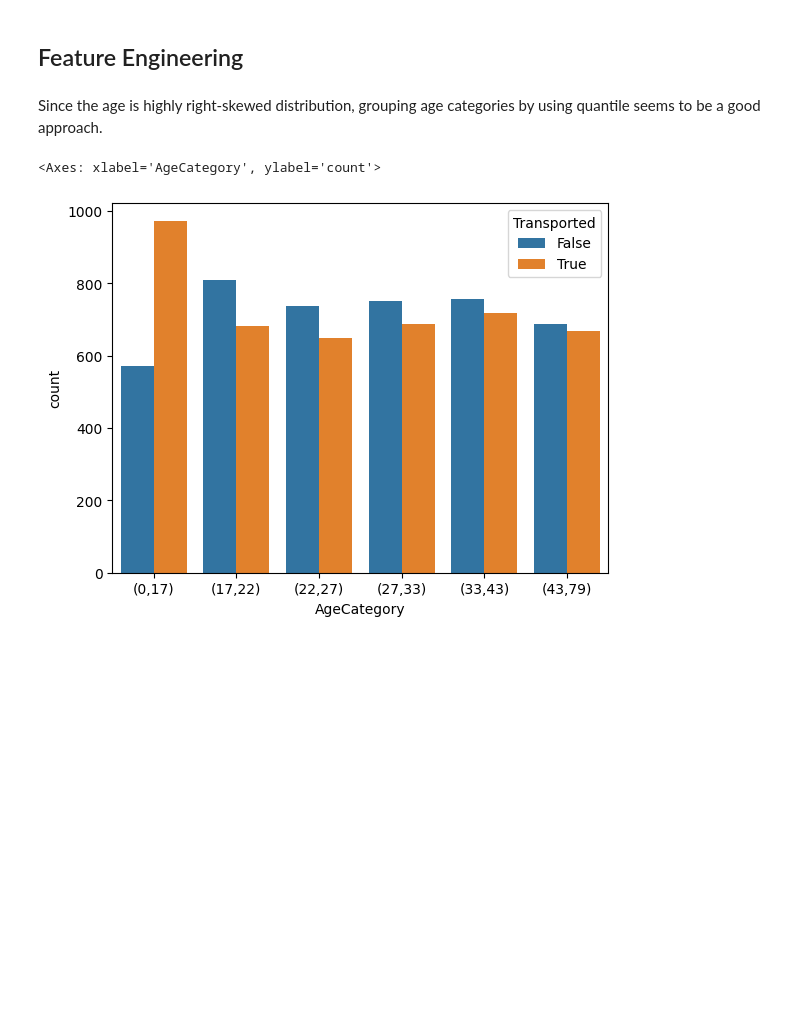
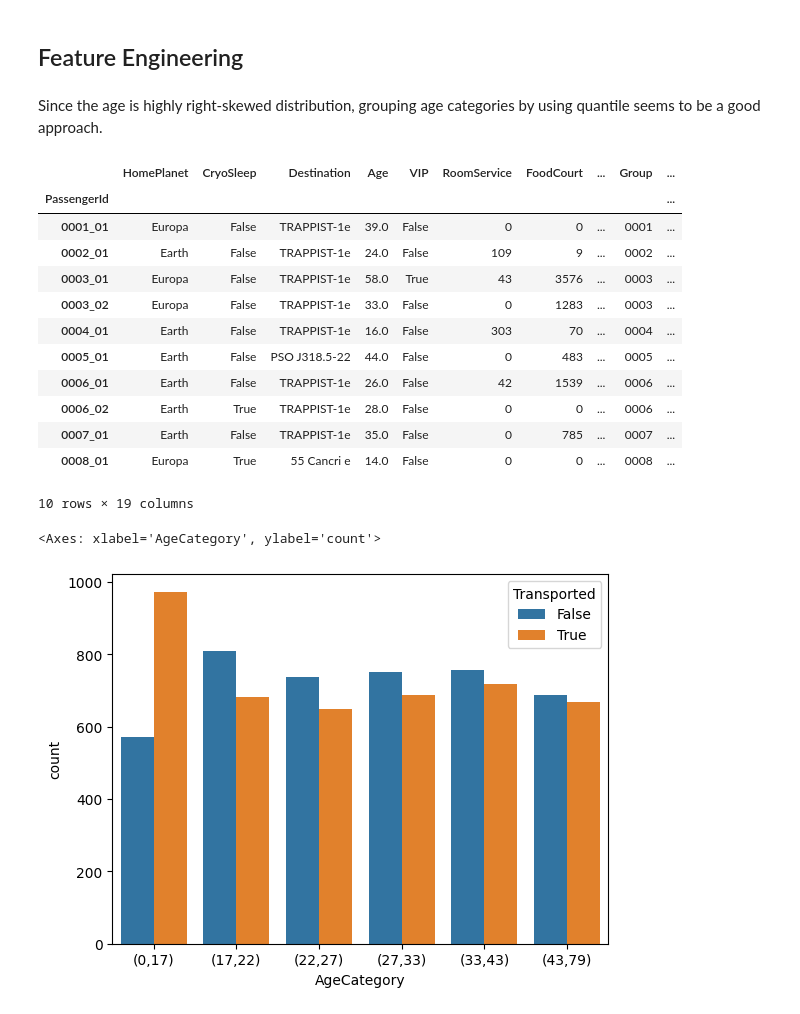
Before and after one commit to ezishr/spaceship-titanic, a Jupyter notebook: eda.ipynb, the cells around one changed output. Saved outputs shown, nothing was run; the diff lists cells and outputs as text; code cells hidden in the pictures; blank space fills up the shorter version.

```diff
--- a/eda.ipynb
+++ b/eda.ipynb
@@ -363,6 +363,22 @@ Above sample_df.info() shows that those group having SamePlanet = False don't ha
 Since the age is highly right-skewed distribution, grouping age categories by using quantile seems to be a good approach.
 # %%
 df['Age'].fillna(df['Age'].mean(), inplace = True)
+# %%
+df.head(10)
+# %% [output]
+|  | HomePlanet | CryoSleep | Destination | Age | VIP | RoomService | FoodCourt | ... | Group | ... |
+| PassengerId |  |  |  |  |  |  |  |  |  | ... |
+| 0001_01 | Europa | False | TRAPPIST-1e | 39.0 | False | 0 | 0 | ... | 0001 | ... |
+| 0002_01 | Earth | False | TRAPPIST-1e | 24.0 | False | 109 | 9 | ... | 0002 | ... |
+| 0003_01 | Europa | False | TRAPPIST-1e | 58.0 | True | 43 | 3576 | ... | 0003 | ... |
+| 0003_02 | Europa | False | TRAPPIST-1e | 33.0 | False | 0 | 1283 | ... | 0003 | ... |
+| 0004_01 | Earth | False | TRAPPIST-1e | 16.0 | False | 303 | 70 | ... | 0004 | ... |
+| 0005_01 | Earth | False | PSO J318.5-22 | 44.0 | False | 0 | 483 | ... | 0005 | ... |
+| 0006_01 | Earth | False | TRAPPIST-1e | 26.0 | False | 42 | 1539 | ... | 0006 | ... |
+| 0006_02 | Earth | True | TRAPPIST-1e | 28.0 | False | 0 | 0 | ... | 0006 | ... |
+| 0007_01 | Earth | False | TRAPPIST-1e | 35.0 | False | 0 | 785 | ... | 0007 | ... |
+| 0008_01 | Europa | True | 55 Cancri e | 14.0 | False | 0 | 0 | ... | 0008 | ... |
+10 rows × 19 columns
 # %%
 # Age categories
 bins, bin_edges = pd.qcut(df['Age'], q=6, retbins=True)
```
Also changed, not shown: parts of 19 cells of this notebook.
